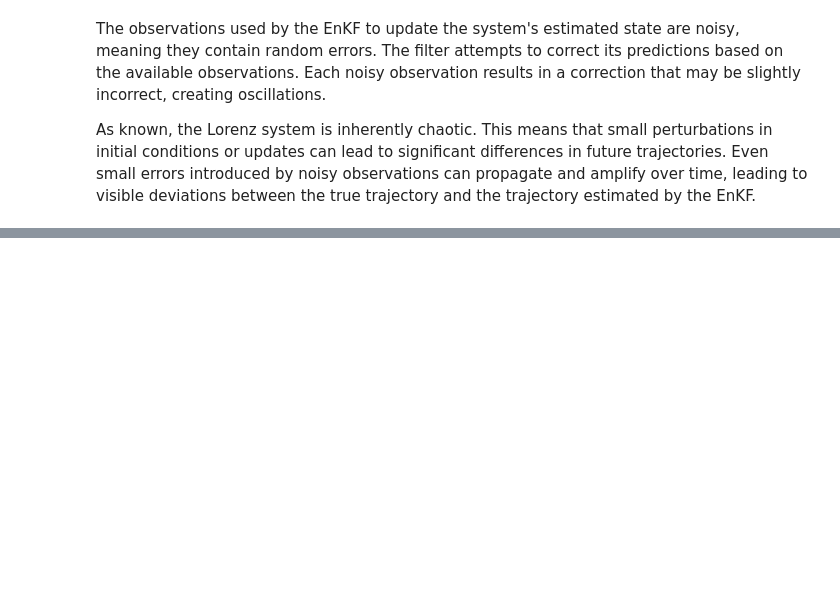
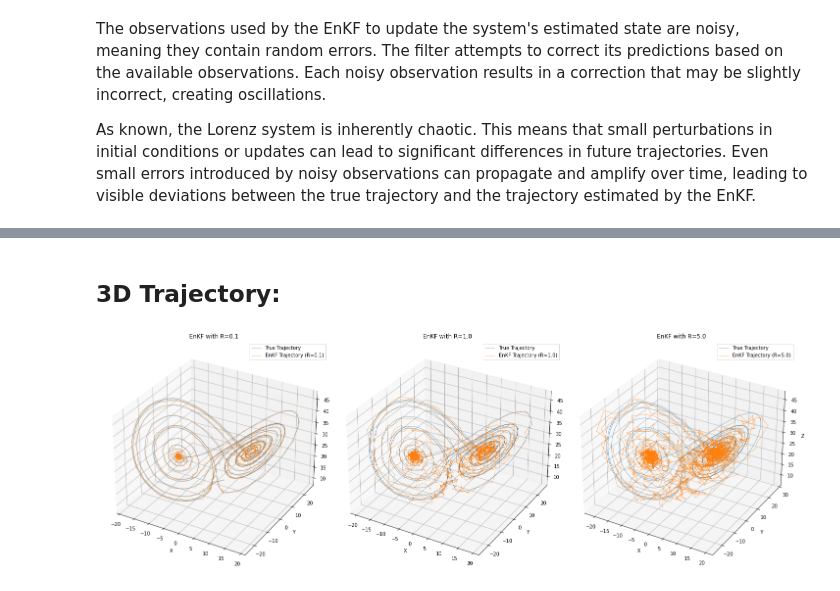
Before and after one commit to master-csmi/2024-m1-parareal, a Jupyter notebook: Enkf/lorenz_EnKF.ipynb, the cells around one changed output, grey strips where cells are left out. Drawn from its saved outputs; the diff is of its cells as text; code cells hidden in the pictures; blank space fills up the shorter version.

```diff
--- a/Enkf/lorenz_EnKF.ipynb
+++ b/Enkf/lorenz_EnKF.ipynb
@@ -319,0 +381,19 @@ As known, the Lorenz system is inherently chaotic. This means that small perturb
+# %% [markdown]
+##  3D Trajectory:
+# %%
+# Tracé des résultats pour différentes valeurs de R
+fig = plt.figure(figsize=(20, 10))
+for i, (R_scale, ensemble_trajectories, uncertainties, measurements) in enumerate(results):
+    ax = fig.add_subplot(1, len(R_values), i + 1, projection='3d')
+    ax.plot(true_trajectory[:, 0], true_trajectory[:, 1], true_trajectory[:, 2], lw=0.5, label='True Trajectory')
+    ax.plot(ensemble_trajectories[:, 0], ensemble_trajectories[:, 1], ensemble_trajectories[:, 2], lw=0.5, label=f'EnKF Trajectory (R={R_scale})')
+    ax.set_title(f"EnKF with R={R_scale}")
+    ax.set_xlabel("X")
+    ax.set_ylabel("Y")
+    ax.set_zlabel("Z")
+    ax.legend()
+
+plt.tight_layout()
+plt.show()
+# %% [output]
+[figure, added]
```
Also changed, not shown: parts of 29 cells of this notebook.
